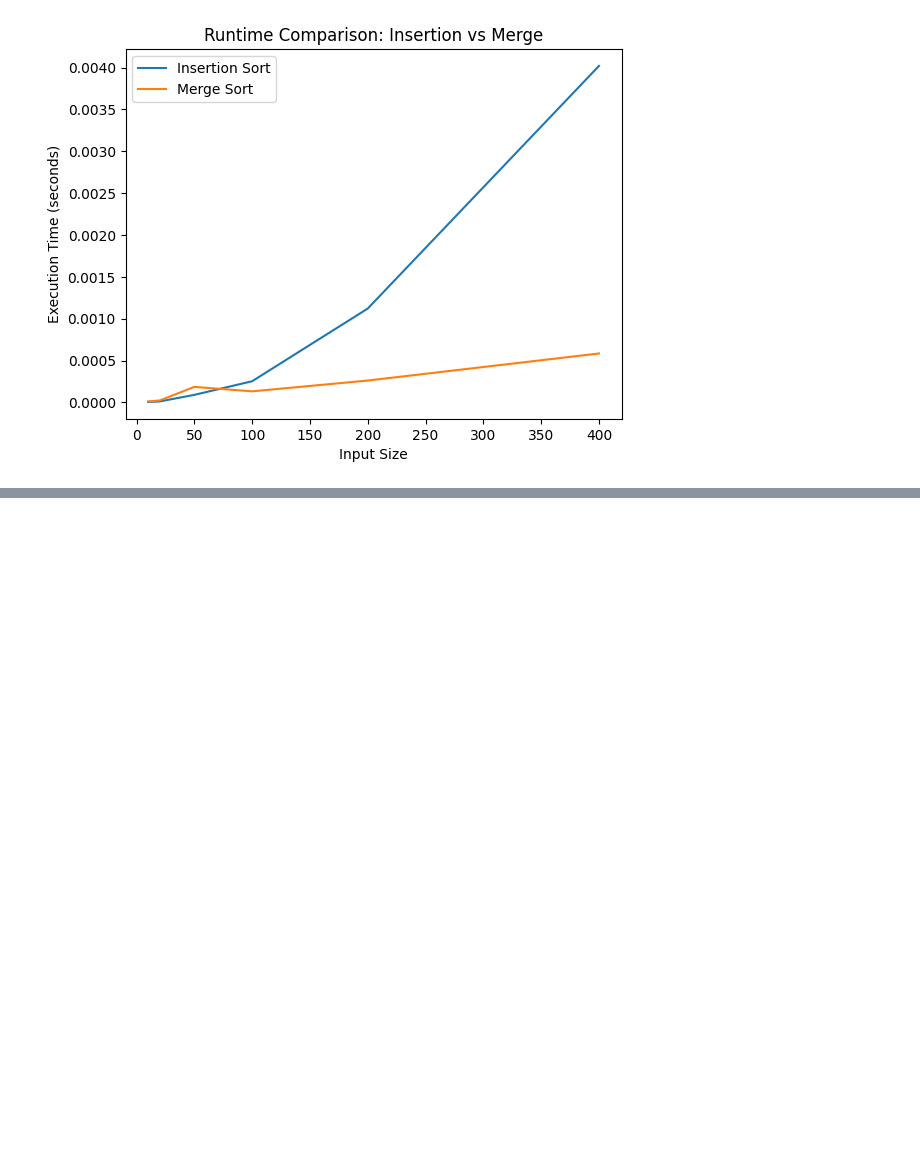
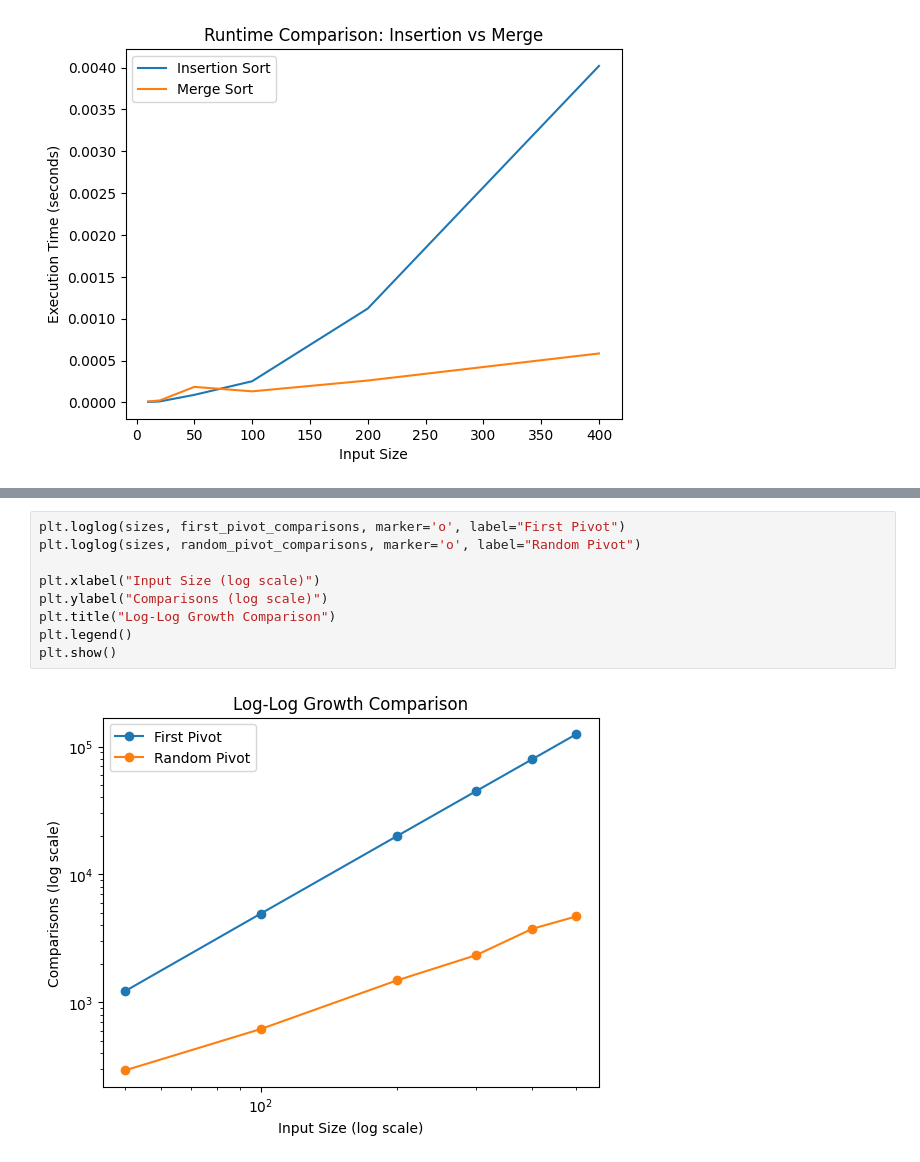
Before and after one commit to aishvibansal/algorithm-performance-study, a Jupyter notebook: notebooks/algorithm_performance_study.ipynb, the cells around one changed output, grey strips where cells are left out. Cells and saved outputs as stored; diff of their text form; blank space fills up the shorter version.

```diff
--- a/notebooks/algorithm_performance_study.ipynb
+++ b/notebooks/algorithm_performance_study.ipynb
@@ -248,0 +286,11 @@ plt.show()
+# %%
+plt.loglog(sizes, first_pivot_comparisons, marker='o', label="First Pivot")
+plt.loglog(sizes, random_pivot_comparisons, marker='o', label="Random Pivot")
+
+plt.xlabel("Input Size (log scale)")
+plt.ylabel("Comparisons (log scale)")
+plt.title("Log-Log Growth Comparison")
+plt.legend()
+plt.show()
+# %% [output]
+[figure, added]
```
Also changed, not shown: parts of 4 cells of this notebook, 3 other files.
